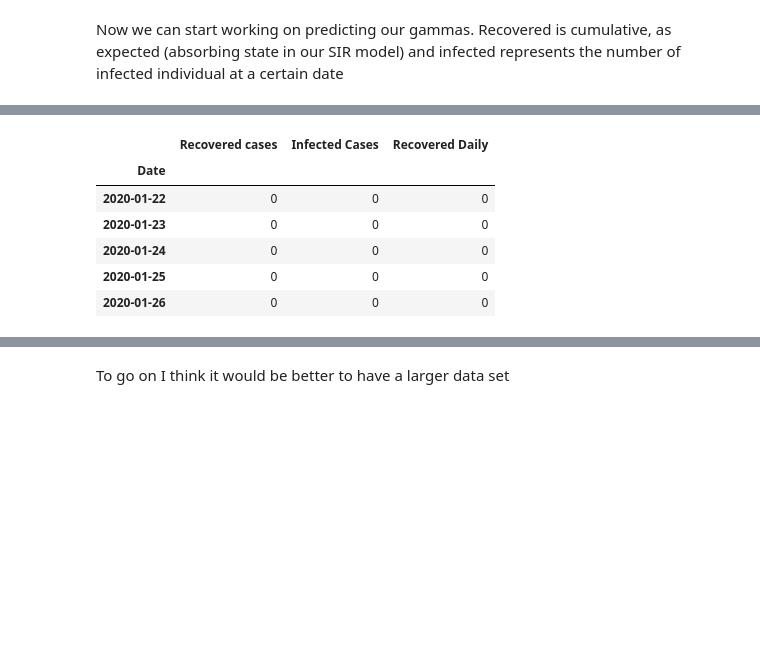
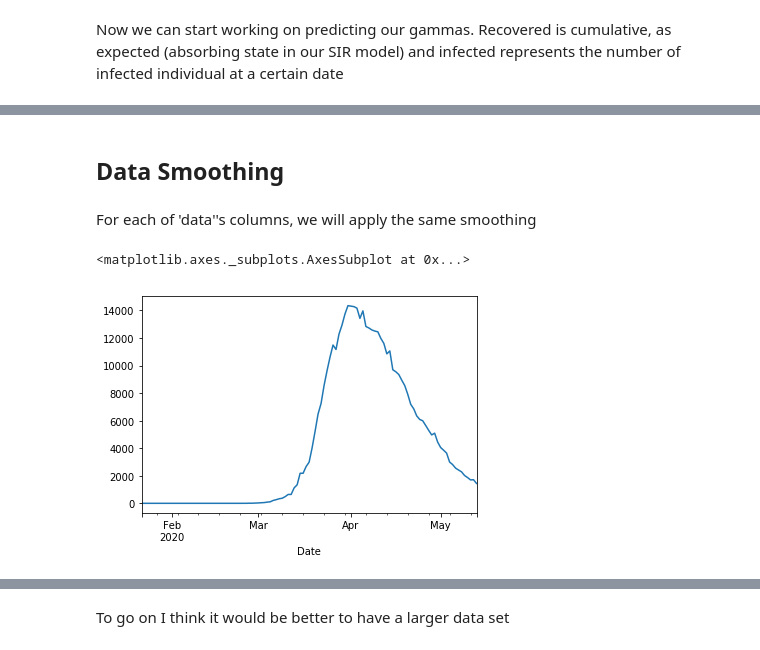
Before and after one commit to jeannechaverot/CovidForecasting, a Jupyter notebook: 0. Data Cleaning.ipynb, the cells around one changed output, grey strips where cells are left out. Saved outputs shown, nothing was run; the diff lists cells and outputs as text; code cells hidden in the pictures; blank space fills up the shorter version.

Commit message:
Implement gaussian smoothing and export death

```diff
--- a/0. Data Cleaning.ipynb
+++ b/0. Data Cleaning.ipynb
@@ -100,3 +101,12 @@ data = recovered.merge(infected, on='Date')
 # %%
+data = recovered.merge(infected, on='Date')
+
 data['Date'] = pd.to_datetime(data['Date'])
 #df['DOB'] = pd.to_datetime(df.DOB)
+
+data = data.set_index('Date')
+data['Recovered Daily'] = recovered_daily
+data['Deaths Daily'] = deaths_daily
+
+data = data[['Infected Cases', 'Recovered Daily', 'Deaths Daily']]
+data.head()
@@ -103,12 +121,9 @@ data['Date'] = pd.to_datetime(data['Date'])
-# %%
-data = data.set_index('Date')
-data['Recovered Daily'] = recovered_daily
-data.head()
-# %% [output]
-|  | Recovered cases | Infected Cases | Recovered Daily |
-| Date |  |  |  |
-| 2020-01-22 | 0 | 0 | 0 |
-| 2020-01-23 | 0 | 0 | 0 |
-| 2020-01-24 | 0 | 0 | 0 |
-| 2020-01-25 | 0 | 0 | 0 |
-| 2020-01-26 | 0 | 0 | 0 |
+# %% [markdown]
+## Data Smoothing
+# %% [markdown]
+For each of 'data''s columns, we will apply the same smoothing
+# %%
+data['Infected Cases'].plot()
+# %% [output]
+<matplotlib.axes._subplots.AxesSubplot at 0x...>
+[figure, added]
```
Also changed, not shown: parts of 29 cells of this notebook.
